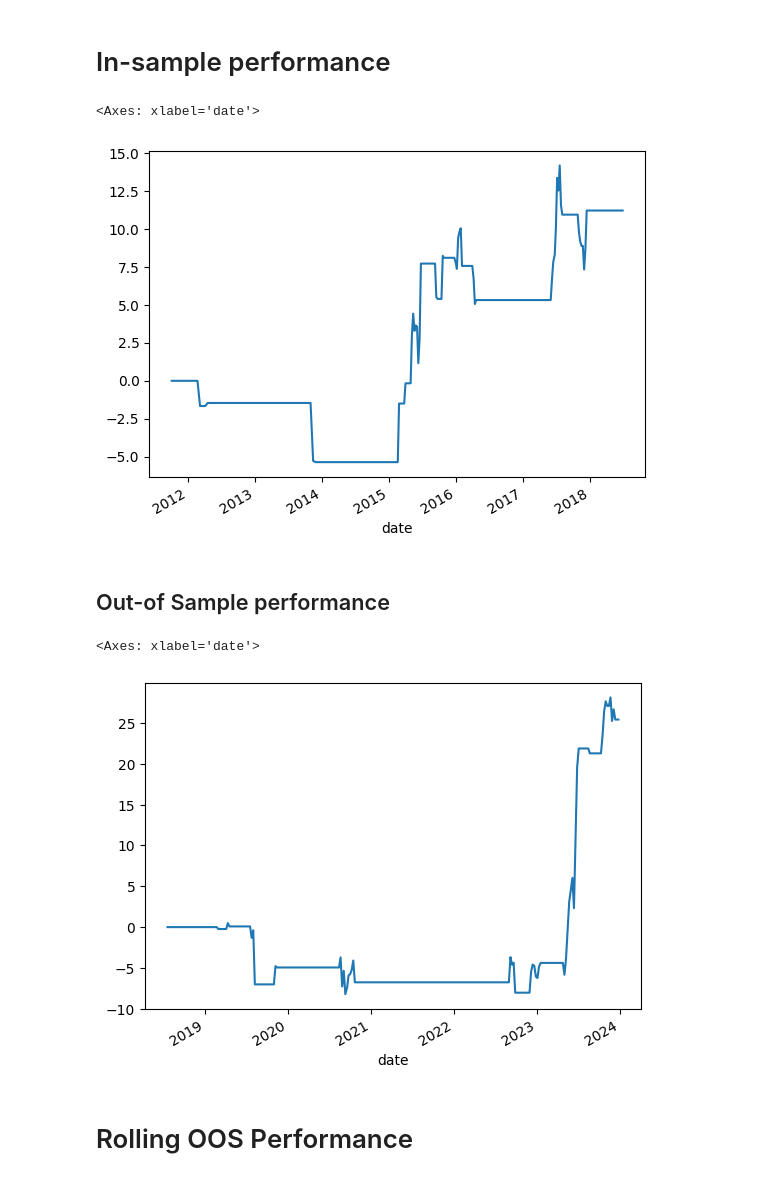
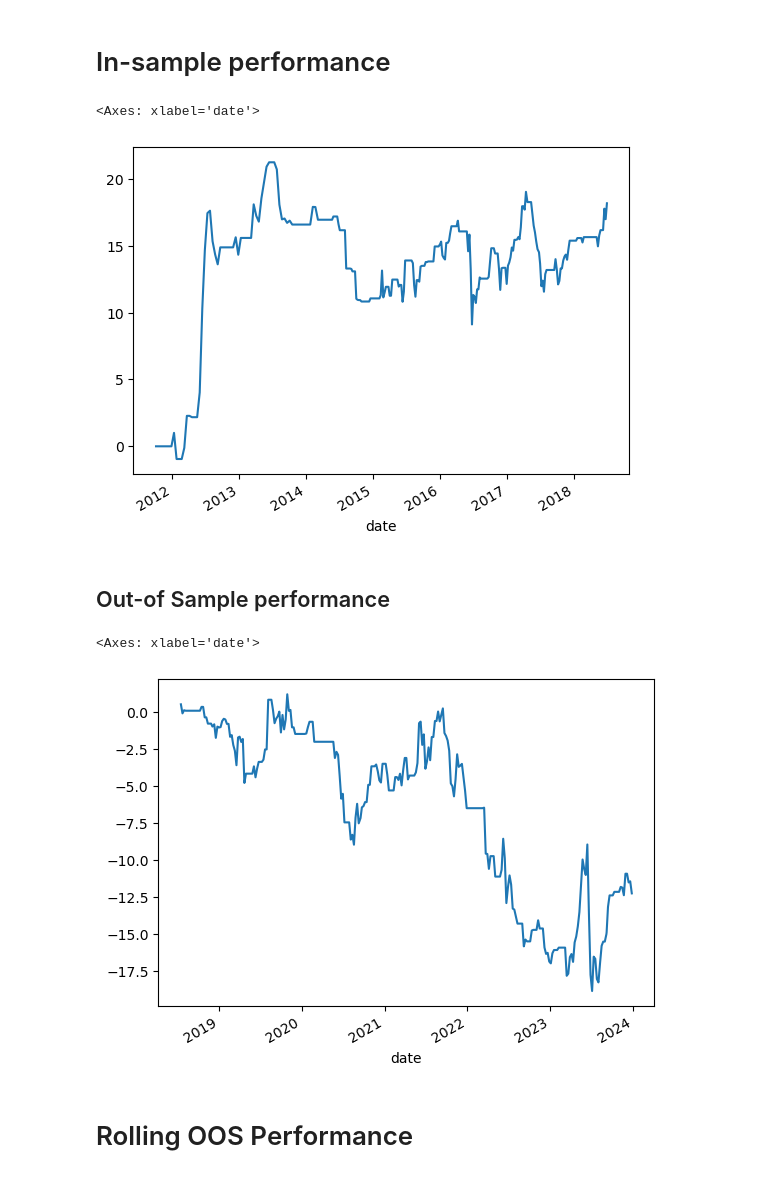
Before and after one commit to claircocoanut/iaqf-default, a Jupyter notebook: strategy/Corn SoyaBean with correct Rolling Window.ipynb, the cells around one changed output. Drawn from its saved outputs; the diff is of its cells as text; code cells hidden in the pictures.

Commit message:
updated OOS performance for one spread strat

```diff
--- a/strategy/Corn SoyaBean with correct Rolling Window.ipynb
+++ b/strategy/Corn SoyaBean with correct Rolling Window.ipynb
@@ -379,6 +319,10 @@ CITI_data = rawdata_combined_processed[rawdata_combined_processed.ticker==securi
 CITI_data.columns = [security2, f'{security2}_adj_volume']
 spreads_df_merged = spreads_df.merge(BAC_data, left_index=True, right_index=True)
 spreads_df_merged = spreads_df_merged.merge(CITI_data, left_index=True, right_index=True)
+spreads_df_merged['spread'] = np.nan
+spreads_df_merged['spread2'] = np.nan
+spreads_df_merged['price_spread'] = np.nan
+spreads_df_merged['dollars_available'] = np.nan
 spreads_df_merged
 # %% [output]
 |  | mu | sd | skew | kurt | p10 | p50 | p90 | lg_change_decr | prDec | ... |
@@ -761,17 +778,17 @@ interactive(children=(FloatSlider(value=1000000000.0, description='K', max=30000
 # %%
 
-def two_spread_strat(spreads_df, K= 1e10, g=0.03, g2=0, j=0, s=-100, tc=0, reverse=False, interactive_plot=True):
+def one_spread_strat(spreads_df, K= 1e10, g=0.03, j=0, s=-100, tc=0, reverse=False, interactive_plot=True):
 
     def get_raw_positions(spreads_df, sl_exit):
         spreads_df = spreads_df.copy()
         spreads_df['signal'] = np.nan
 
-        buy_condition = (spreads_df['spread'] > g)  & (spreads_df['spread2'] < g2)
-        sell_condition = (spreads_df['spread'] < -g) & (spreads_df['spread2'] > -g2)
+        buy_condition = (spreads_df['spread'] > g)
+        sell_condition = (spreads_df['spread'] < -g)
 
         if reverse:
-            sell_condition = (spreads_df['spread'] > g)  & (spreads_df['spread2'] < g2)
-            buy_condition = (spreads_df['spread'] < -g) & (spreads_df['spread2'] > -g2)
+            sell_condition = (spreads_df['spread'] > g)
+            buy_condition = (spreads_df['spread'] < -g)
 
         # Generate signals
         spreads_df.loc[buy_condition, 'signal'] = 1
@@ -873,7 +890,7 @@ def two_spread_strat(spreads_df, K= 1e10, g=0.03, g2=0, j=0, s=-100, tc=0, rever
         if sl_implemented:
             return positions_df
 
-        spreads_df = positions_df.loc[:, :'spread2']
+        spreads_df = positions_df.loc[:, :'dollars_available']
         raw_positions = get_raw_positions(spreads_df, sl_exits)
         final_positions = process_positions(raw_positions)
 
@@ -924,8 +941,8 @@ def two_spread_strat(spreads_df, K= 1e10, g=0.03, g2=0, j=0, s=-100, tc=0, rever
     return positions_pnl.total_pnl
 # %%
 spreads_df_merged['spread'] = spreads_df_merged['norm_rolling_prInc']
-spreads_df_merged['spread2'] = spreads_df_merged['norm_rolling_adj_close']
-spreads_df_merged['dollars_available'] = cap
+spreads_df_merged['price_spread'] = spreads_df_merged['norm_rolling_adj_close']
+spreads_df_merged['dollars_available'] = cap / 2
 spreads_df_merged
 # %% [output]
 |  | mu | sd | skew | kurt | p10 | p50 | p90 | lg_change_decr | prDec | ... |
@@ -1219,19 +1226,19 @@ tuned_args
 # %% [markdown]
 # In-sample performance
 # %%
-gp, positions_pnl = two_spread_strat(train, K= cap, g=tuned_args['g'], g2=tuned_args['g2'], j=tuned_args['j'], s=-100, tc=0, reverse=bool(tuned_args['reverse']), interactive_plot=False)
+gp, positions_pnl = one_spread_strat(train, K= cap, g=tuned_args['g'], j=tuned_args['j'], s=-100, tc=0, reverse=bool(tuned_args['reverse']), interactive_plot=False)
 ((positions_pnl.cumulative_pnl - cap) / cap * 100).plot()
 # %% [output]
 <Axes: xlabel='date'>
-[figure, old version]
+[figure, new version]
 # %% [markdown]
 ## Out-of Sample performance
 # %%
-gp, positions_pnl = two_spread_strat(test, K= cap, g=tuned_args['g'], g2=tuned_args['g2'], j=tuned_args['j'], s=-100, tc=0, reverse=bool(tuned_args['reverse']), interactive_plot=False)
+gp, positions_pnl = one_spread_strat(test, K= cap, g=tuned_args['g'], j=tuned_args['j'], s=-100, tc=0, reverse=bool(tuned_args['reverse']), interactive_plot=False)
 ((positions_pnl.cumulative_pnl - cap) / cap * 100).plot()
 # %% [output]
 <Axes: xlabel='date'>
-[figure, old version]
+[figure, new version]
 # %% [markdown]
 # Rolling OOS Performance
 # %% [markdown]
```
Also changed, not shown: parts of 107 cells of this notebook.
